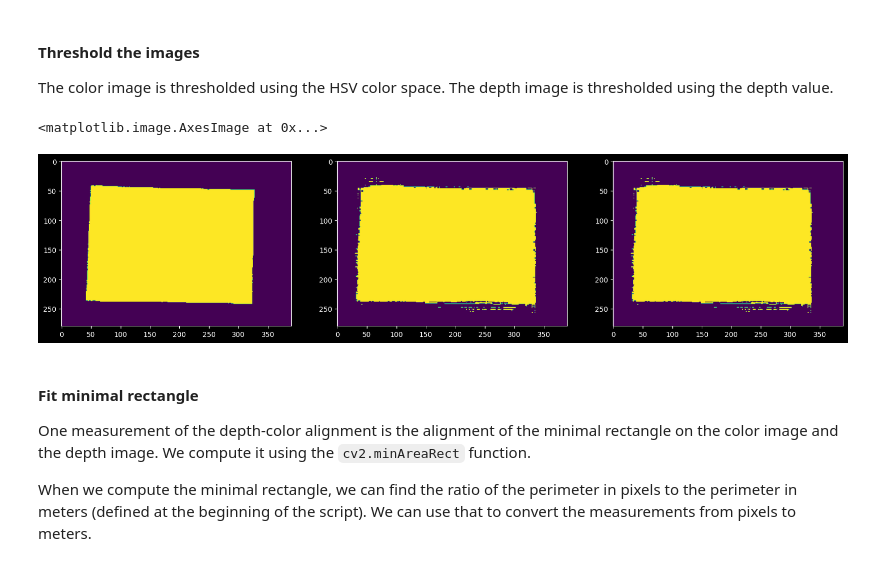
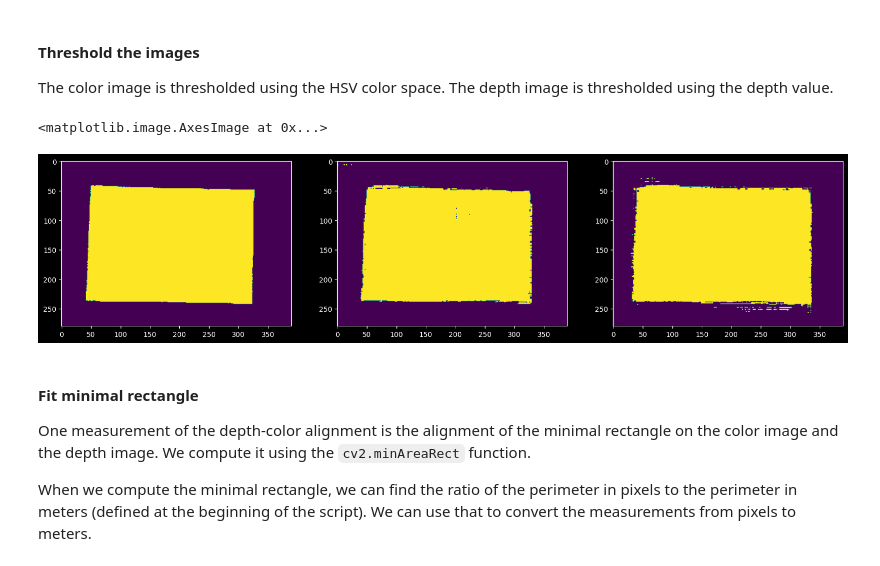
Before and after one commit to luxonis/depthai-experiments, a Jupyter notebook: depth-color-alignment-test/v2/analyse.ipynb, the cells around one changed output. Saved outputs shown, nothing was run; the diff lists cells and outputs as text; code cells hidden in the pictures.

```diff
--- a/depth-color-alignment-test/v2/analyse.ipynb
+++ b/depth-color-alignment-test/v2/analyse.ipynb
@@ -74,35 +74,35 @@ def rgb_threshold(img):
 	hsv = cv2.cvtColor(img, cv2.COLOR_RGB2HSV)
 	hsv[:,:,2] = 255
 	rgb = cv2.cvtColor(hsv, cv2.COLOR_HSV2RGB)
 	gray = cv2.cvtColor(rgb, cv2.COLOR_RGB2GRAY)
 	return gray > 220
 
 # depth image threshold
 def depth_threshold(img):
 	return (400 < img) & (img < 600)
 
 # alternative depth image threshold which clasifies the unknown values as the elevated plane
 def depth_threshold_keep_unknown(depth_crop, image_crop):
 	image_bin = rgb_threshold(image_crop)
 	image_bin_30_dialated = cv2.dilate(image_bin.astype(np.uint8), np.ones((30, 30)))
 	depth_masked = np.where(image_bin_30_dialated, depth_crop, 2000)
 
 	return depth_masked < 600
 
 image_bin = rgb_threshold(image_crop)
 depth_bin_old = depth_threshold(depth_crop)
 depth_bin = depth_threshold_keep_unknown(depth_crop, image_crop)
 
 plt.figure(figsize=(20, 10))
 plt.subplot(1, 3, 1)
 plt.imshow(image_bin)
 plt.subplot(1, 3, 2)
-plt.imshow(depth_bin)
+plt.imshow(depth_bin_old)
 plt.subplot(1, 3, 3)
 plt.imshow(depth_bin)
 # %% [output]
 <matplotlib.image.AxesImage at 0x...>
-[figure, old version]
+[figure, new version]
 # %% [markdown]
 #### Fit minimal rectangle
 
```
